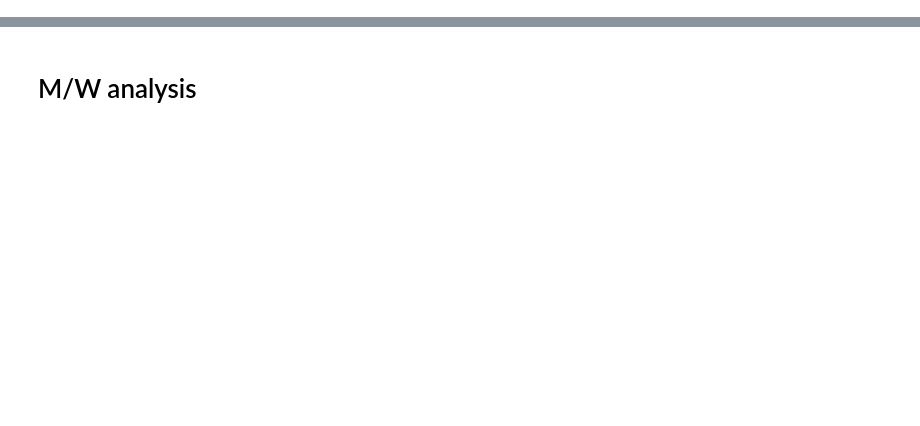
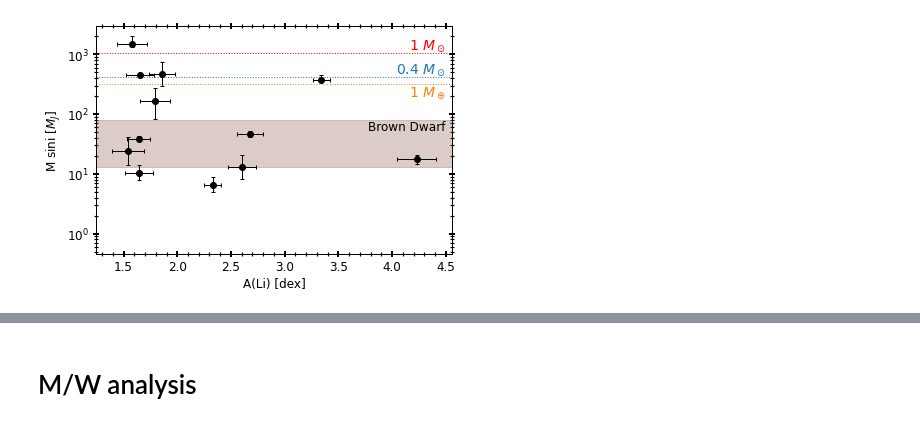
Before and after one commit to MaryumSayeed/ESPRESSO, a Jupyter notebook: scripts/mass_analysis.ipynb, the cells around one changed output, grey strips where cells are left out. Cells and saved outputs as stored; diff of their text form; code cells hidden in the pictures; blank space fills up the shorter version.

Commit message:
diagnostic plots

```diff
--- a/scripts/mass_analysis.ipynb
+++ b/scripts/mass_analysis.ipynb
@@ -25,0 +57,3 @@ data0 = pd.read_csv('binary_params.csv')
+# %%
+df_p112 = pd.read_csv('df_p112.csv')
+df_p113 = pd.read_csv('df_p113.csv')
@@ -30,9 +114,16 @@ WARNING: UnitsWarning: 'log(cm.s**-2)' did not parse as fits unit: 'log' is not
+# %%
+
+with open('obj_dir_p112.pkl', 'rb') as f:
+    obj_dir_p112 = pickle.load(f)
+
+with open('obj_dir_p113.pkl', 'rb') as f:
+    obj_dir_p113 = pickle.load(f)
 # %%
 galah_vac = Table.read('../../lithium/data/GALAH_DR3_VAC_ages_v2.fits').to_pandas()
 # %%
 data = pd.merge(data0, galah_vac[['sobject_id','m_act_bstep','e_m_act_bstep']], left_on='galah_id', right_on='sobject_id')
 # %%
-def get_msini(K, P, e, Mstar):
+def msini_func(K, P, e, Mstar):
     '''
     Get Mp sin(i), the minimum mass of the companion.
     @input:
@@ -77,15 +168,12 @@ def get_msini(K, P, e, Mstar):
     #root  = brentq(func, 0.1, Msun , args=(a.value, Mstar.value))
 
     return Msini, sol.success
-
-# get_msini(1,1,1,1)
 # %%
 for i, row in data.iterrows():
 #     if i != 1: continue
     K, P, e, Mstar = row['K'], row['P'], row['e'], row['m_act_bstep']
     K = abs(K)
-    K = 0.4
-    Msini, success = get_msini(K, P, e, Mstar)
+    Msini, success = msini_func(K, P, e, Mstar)
     Msini_jup   = Msini/u.M_jup.to(u.kg)
     Msini_solar = Msini/u.Msun.to(u.kg)
 
@@ -98,0 +241,41 @@ for i, row in data.iterrows():
+# %%
+def msini_li(msini,df,unit='Mjup',legend=False):
+    PLOT_PARAMS(LS=12, SIZE=12)
+    for k, v in msini.items():
+        data = np.array(msini[k][unit])
+        p16 = np.percentile(data, 16)
+        p84 = np.percentile(data, 84)
+        p50 = np.percentile(data, 50)
+        mass_min = min(data)
+        mass_max = max(data)
+        yerr=[[p50-p16], [p84-p50]]
+        plt.errorbar(df[df.RG_id == k].Li_val, p50, xerr=df[df.RG_id == k].e_Li_val, yerr=yerr,fmt='o',capsize=2,lw=1,mec='k',mfc='k',color='k')
+        plt.yscale('log')
+        plt.ylabel('M sini [$M_J$]')
+        plt.xlabel('A(Li) [dex]')
+
+    mearth = (u.Mjup).to(u.Mearth)
+
+    msolar = (u.Msun).to(u.Mjup)
+
+    if legend:
+
+        plt.axhline(msolar,c='r',ls='dotted',lw=1,label='1 $M_\odot$')
+        plt.text(4.5, msolar, s='1 $M_\odot$', ha='right',va='bottom', c='r',fontsize=14)
+
+        plt.axhline(0.4*msolar,c='C0',ls='dotted',lw=1, label='0.4 $M_\odot$')
+        plt.text(4.5, 0.4*msolar, s='0.4 $M_\odot$', ha='right',va='bottom', c='C0',fontsize=14)
+
+        plt.axhline(mearth,c='C1',ls='dotted',lw=1,label='1 $M_\oplus$')
+        plt.text(4.5, mearth, s='1 $M_\oplus$', ha='right',va='top', c='C1',fontsize=14)
+
+        plt.axhspan(13, 80, color='tab:brown', alpha=0.3, label='Brown Dwarf')
+        plt.text(4.5, 80, s='Brown Dwarf', ha='right',va='top', c='k',fontsize=12)
+        #plt.legend()
+
+plt.figure()
+msini_li(p112_msini, df_p112,legend=True)
+msini_li(p113_msini, df_p113)
+plt.tight_layout()
+# %% [output]
+[figure, added]
```
Also changed, not shown: parts of 27 cells of this notebook.
